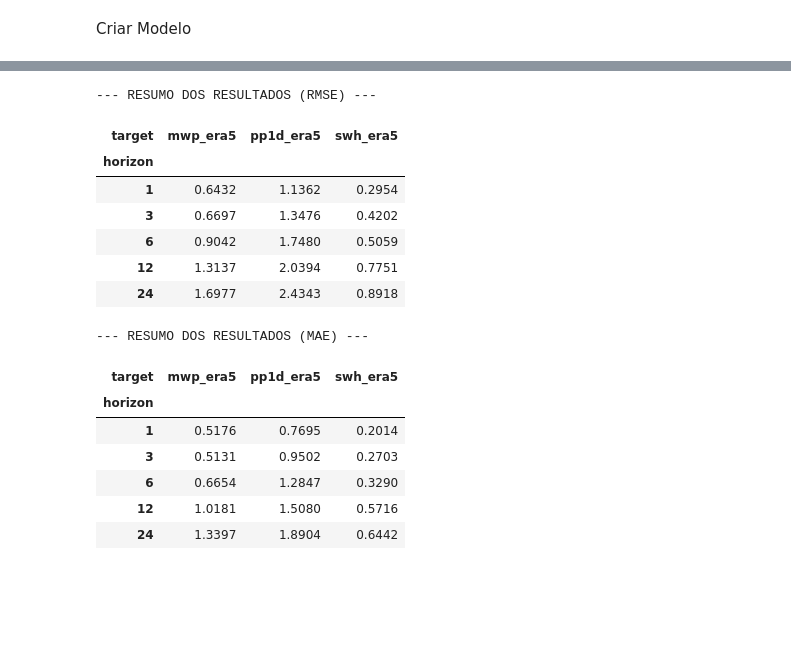
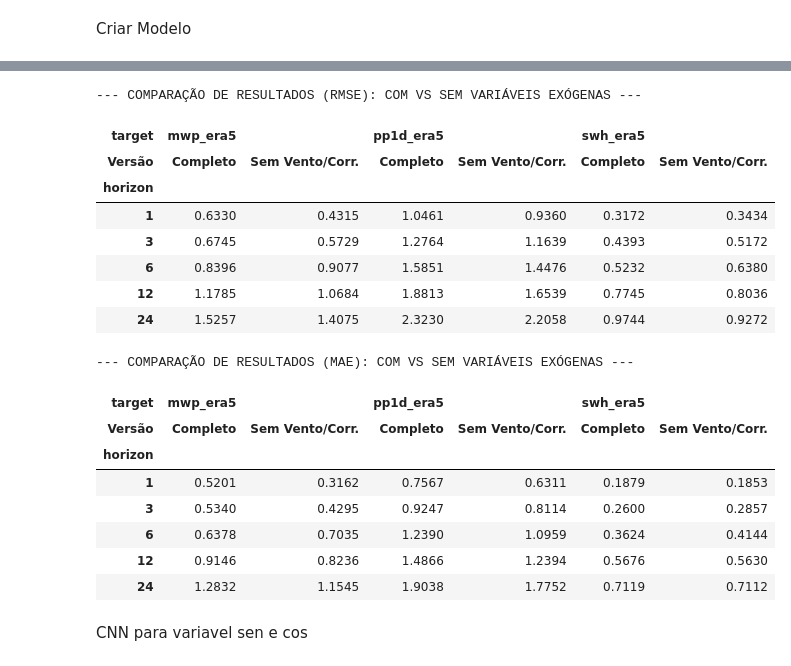
Before and after one commit to margaridanferreira/LAB, a Jupyter notebook: Project/NN_era5.ipynb, the cells around one changed output, grey strips where cells are left out. Cells and saved outputs as stored; diff of their text form; code cells hidden in the pictures; blank space fills up the shorter version.

```diff
--- a/Project/NN_era5.ipynb
+++ b/Project/NN_era5.ipynb
@@ -154,7 +147,6 @@ FEATURES_ERA5 = [
     'mwp_era5',
     'pp1d_era5'
 ]
-
 
 results = []
 
@@ -172,17 +164,18 @@ for target in TARGETS:
             h
         )
 
-        X_train, X_test, y_train, y_test = temporal_train_test_split(X, y)
+        X_train, X_val, X_test, y_train, y_val, y_test = temporal_train_val_test_split(X, y)
         X_train, X_test, scaler = scale_data(X_train, X_test)
 
         model = build_cnn_model(X_train.shape[1:])
 
         history = model.fit(
             X_train, y_train,
-            validation_split=0.2,
+            validation_data=(X_val,y_val),
             epochs=20,
             batch_size=32,
-            verbose=2
+            verbose=2,
+
         )
 
         y_pred = model.predict(X_test).ravel()
@@ -270,26 +342,52 @@ plt.show()
 # %%
-print("\n--- RESUMO DOS RESULTADOS (RMSE) ---")
-pivot_rmse = results_df.pivot(index='horizon', columns='target', values='rmse')
-display(pivot_rmse.round(4))
+results_df['Versão'] = 'Completo'
+results_df_vento = pd.DataFrame(results)
+results_df_vento['Versão'] = 'Sem Vento/Corr.'
 
-print("\n--- RESUMO DOS RESULTADOS (MAE) ---")
-pivot_mae = results_df.pivot(index='horizon', columns='target', values='mae')
-display(pivot_mae.round(4))
+# 2. Concatenar os dois DataFrames
+df_final = pd.concat([results_df, results_df_vento])
+
+# 3. Criar a Pivot Table com Multi-Index nas colunas
+# O index será o horizonte, e as colunas serão divididas por Target e depois por Versão
+pivot_comparativa = df_final.pivot_table(
+    index='horizon',
+    columns=['target', 'Versão'],
+    values='rmse'
+)
+
+print("\n--- COMPARAÇÃO DE RESULTADOS (RMSE): COM VS SEM VARIÁVEIS EXÓGENAS ---")
+display(pivot_comparativa.round(4))
+
+# --- CORREÇÃO PARA O MAE ---
+print("\n--- COMPARAÇÃO DE RESULTADOS (MAE): COM VS SEM VARIÁVEIS EXÓGENAS ---")
+
+# Usamos o df_final (que contém 'Completo' e 'Sem Vento/Corr.')
+pivot_mae_comparativa = df_final.pivot_table(
+    index='horizon',
+    columns=['target', 'Versão'],
+    values='mae'
+)
+
+display(pivot_mae_comparativa.round(4))
 # %% [output]
---- RESUMO DOS RESULTADOS (RMSE) ---
+--- COMPARAÇÃO DE RESULTADOS (RMSE): COM VS SEM VARIÁVEIS EXÓGENAS ---
-| target | mwp_era5 | pp1d_era5 | swh_era5 |
-| horizon |  |  |  |
-| 1 | 0.6432 | 1.1362 | 0.2954 |
-| 3 | 0.6697 | 1.3476 | 0.4202 |
-| 6 | 0.9042 | 1.7480 | 0.5059 |
-| 12 | 1.3137 | 2.0394 | 0.7751 |
-| 24 | 1.6977 | 2.4343 | 0.8918 |
+| target | mwp_era5 |  | pp1d_era5 |  | swh_era5 |  |
+| Versão | Completo | Sem Vento/Corr. | Completo | Sem Vento/Corr. | Completo | Sem Vento/Corr. |
+| horizon |  |  |  |  |  |  |
+| 1 | 0.6330 | 0.4315 | 1.0461 | 0.9360 | 0.3172 | 0.3434 |
+| 3 | 0.6745 | 0.5729 | 1.2764 | 1.1639 | 0.4393 | 0.5172 |
+| 6 | 0.8396 | 0.9077 | 1.5851 | 1.4476 | 0.5232 | 0.6380 |
+| 12 | 1.1785 | 1.0684 | 1.8813 | 1.6539 | 0.7745 | 0.8036 |
+| 24 | 1.5257 | 1.4075 | 2.3230 | 2.2058 | 0.9744 | 0.9272 |
---- RESUMO DOS RESULTADOS (MAE) ---
+--- COMPARAÇÃO DE RESULTADOS (MAE): COM VS SEM VARIÁVEIS EXÓGENAS ---
-| target | mwp_era5 | pp1d_era5 | swh_era5 |
-| horizon |  |  |  |
-| 1 | 0.5176 | 0.7695 | 0.2014 |
-| 3 | 0.5131 | 0.9502 | 0.2703 |
-| 6 | 0.6654 | 1.2847 | 0.3290 |
-| 12 | 1.0181 | 1.5080 | 0.5716 |
-| 24 | 1.3397 | 1.8904 | 0.6442 |
+| target | mwp_era5 |  | pp1d_era5 |  | swh_era5 |  |
+| Versão | Completo | Sem Vento/Corr. | Completo | Sem Vento/Corr. | Completo | Sem Vento/Corr. |
+| horizon |  |  |  |  |  |  |
+| 1 | 0.5201 | 0.3162 | 0.7567 | 0.6311 | 0.1879 | 0.1853 |
+| 3 | 0.5340 | 0.4295 | 0.9247 | 0.8114 | 0.2600 | 0.2857 |
+| 6 | 0.6378 | 0.7035 | 1.2390 | 1.0959 | 0.3624 | 0.4144 |
+| 12 | 0.9146 | 0.8236 | 1.4866 | 1.2394 | 0.5676 | 0.5630 |
+| 24 | 1.2832 | 1.1545 | 1.9038 | 1.7752 | 0.7119 | 0.7112 |
+# %% [markdown]
+CNN para variavel sen e cos
 # %%
```
Also changed, not shown: parts of 17 cells of this notebook, 2 other files.
